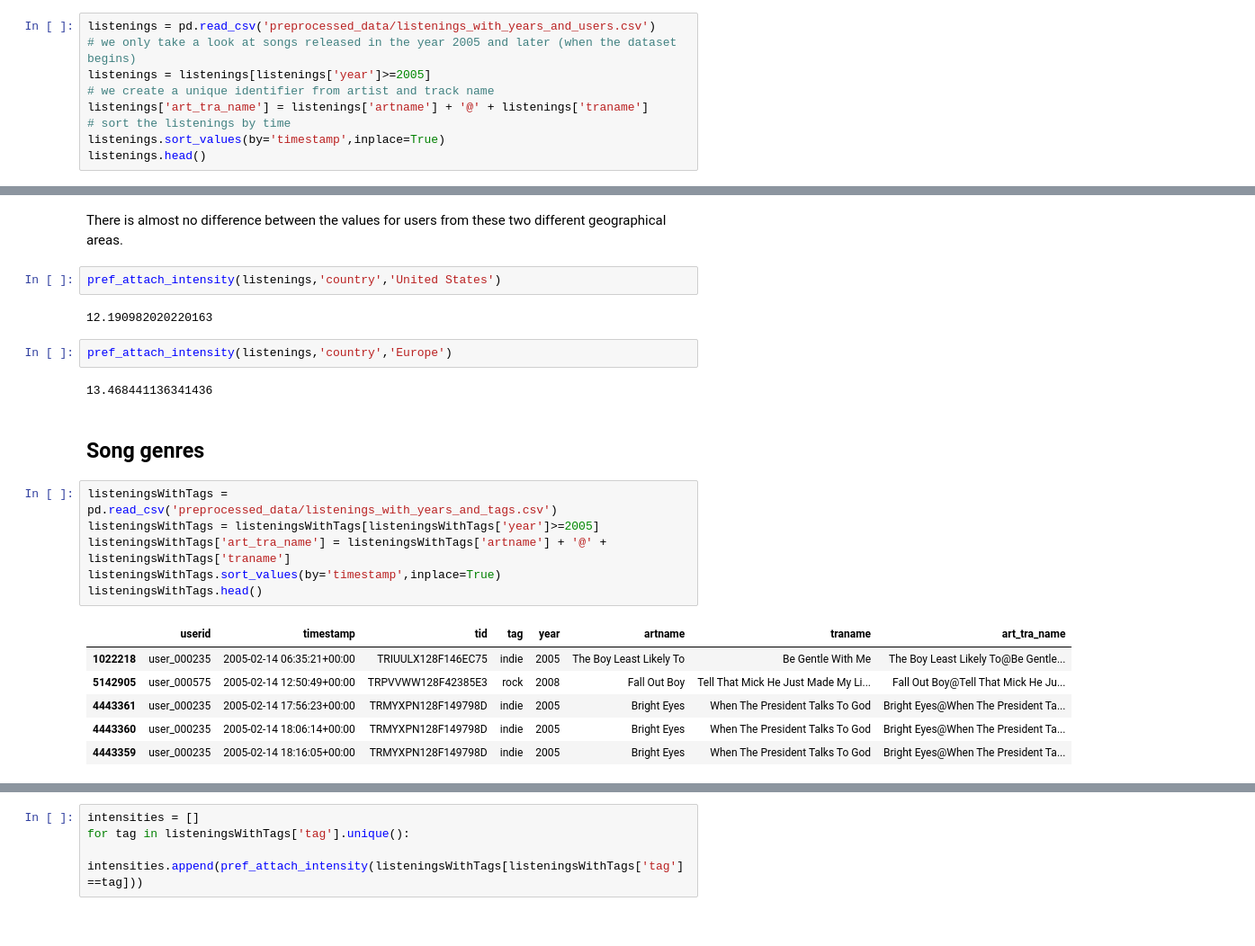
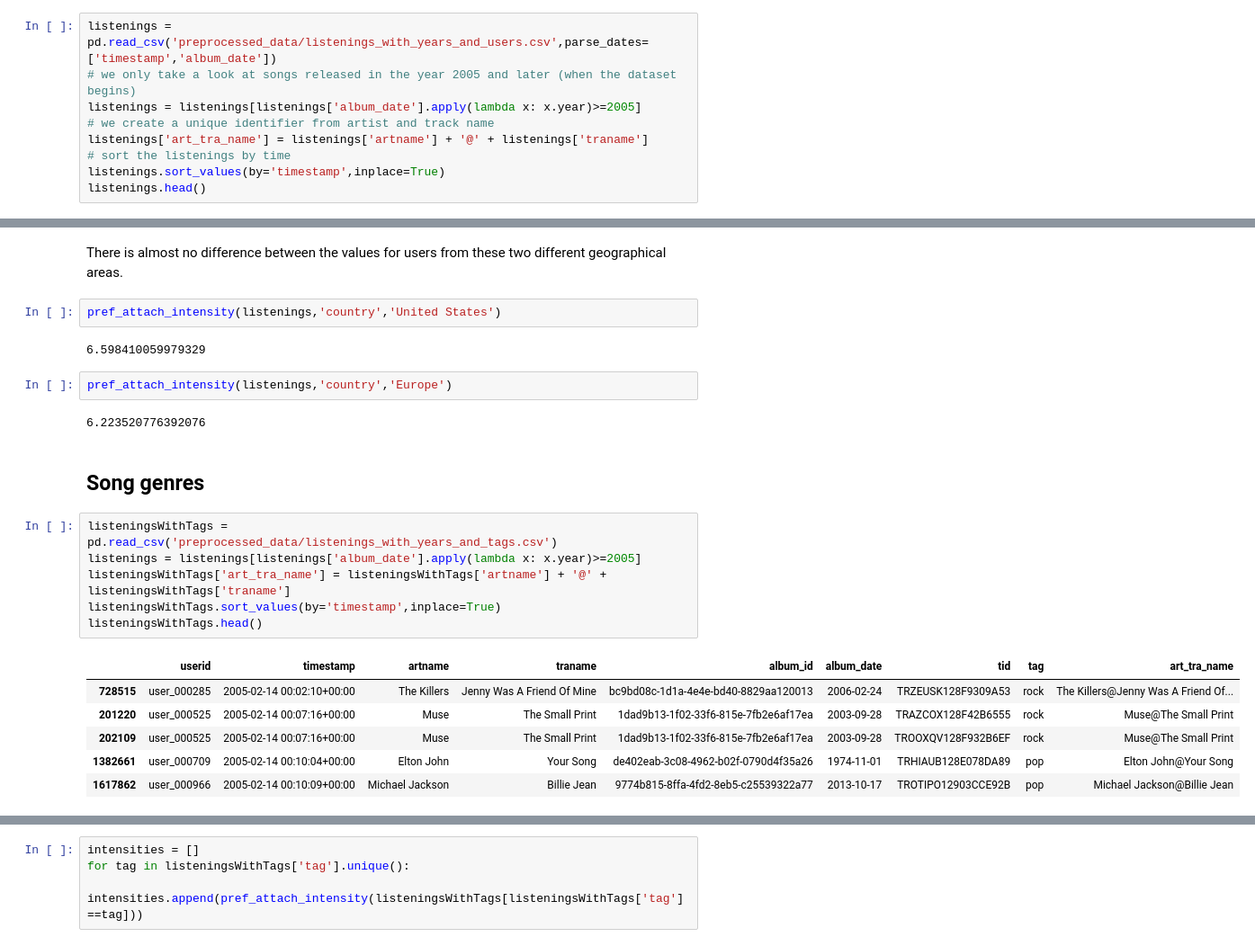
Before and after one commit to maref1/interdisciplinary_project_last_fm, a Jupyter notebook: preferential_attachment_analysis.ipynb, the cells around one changed output, grey strips where cells are left out. Shown at 90% size. Saved outputs shown, nothing was run; the diff lists cells and outputs as text.

```diff
--- a/preferential_attachment_analysis.ipynb
+++ b/preferential_attachment_analysis.ipynb
@@ -7,9 +7,9 @@ import matplotlib
 from tqdm import tqdm
 import random
 # %%
-listenings = pd.read_csv('preprocessed_data/listenings_with_years_and_users.csv')
+listenings = pd.read_csv('preprocessed_data/listenings_with_years_and_users.csv',parse_dates=['timestamp','album_date'])
 # we only take a look at songs released in the year 2005 and later (when the dataset begins)
-listenings = listenings[listenings['year']>=2005]
+listenings = listenings[listenings['album_date'].apply(lambda x: x.year)>=2005]
 # we create a unique identifier from artist and track name
 listenings['art_tra_name'] = listenings['artname'] + '@' + listenings['traname']
 # sort the listenings by time
@@ -133,26 +156,26 @@ There is almost no difference between the values for users from these two differ
 # %%
 pref_attach_intensity(listenings,'country','United States')
 # %% [output]
-12.190982020220163
+6.598410059979329
 # %%
 pref_attach_intensity(listenings,'country','Europe')
 # %% [output]
-13.468441136341436
+6.223520776392076
 # %% [markdown]
 ## Song genres
 # %%
 listeningsWithTags = pd.read_csv('preprocessed_data/listenings_with_years_and_tags.csv')
-listeningsWithTags = listeningsWithTags[listeningsWithTags['year']>=2005]
+listenings = listenings[listenings['album_date'].apply(lambda x: x.year)>=2005]
 listeningsWithTags['art_tra_name'] = listeningsWithTags['artname'] + '@' + listeningsWithTags['traname']
 listeningsWithTags.sort_values(by='timestamp',inplace=True)
 listeningsWithTags.head()
 # %% [output]
-|  | userid | timestamp | tid | tag | year | artname | traname | art_tra_name |
-| 1022218 | user_000235 | 2005-02-14 06:35:21+00:00 | TRIUULX128F146EC75 | indie | 2005 | The Boy Least Likely To | Be Gentle With Me | The Boy Least Likely To@Be Gentle... |
-| 5142905 | user_000575 | 2005-02-14 12:50:49+00:00 | TRPVVWW128F42385E3 | rock | 2008 | Fall Out Boy | Tell That Mick He Just Made My Li... | Fall Out Boy@Tell That Mick He Ju... |
-| 4443361 | user_000235 | 2005-02-14 17:56:23+00:00 | TRMYXPN128F149798D | indie | 2005 | Bright Eyes | When The President Talks To God | Bright Eyes@When The President Ta... |
-| 4443360 | user_000235 | 2005-02-14 18:06:14+00:00 | TRMYXPN128F149798D | indie | 2005 | Bright Eyes | When The President Talks To God | Bright Eyes@When The President Ta... |
-| 4443359 | user_000235 | 2005-02-14 18:16:05+00:00 | TRMYXPN128F149798D | indie | 2005 | Bright Eyes | When The President Talks To God | Bright Eyes@When The President Ta... |
+|  | userid | timestamp | artname | traname | album_id | album_date | tid | tag | art_tra_name |
+| 728515 | user_000285 | 2005-02-14 00:02:10+00:00 | The Killers | Jenny Was A Friend Of Mine | bc9bd08c-1d1a-4e4e-bd40-8829aa120013 | 2006-02-24 | TRZEUSK128F9309A53 | rock | The Killers@Jenny Was A Friend Of... |
+| 201220 | user_000525 | 2005-02-14 00:07:16+00:00 | Muse | The Small Print | 1dad9b13-1f02-33f6-815e-7fb2e6af17ea | 2003-09-28 | TRAZCOX128F42B6555 | rock | Muse@The Small Print |
+| 202109 | user_000525 | 2005-02-14 00:07:16+00:00 | Muse | The Small Print | 1dad9b13-1f02-33f6-815e-7fb2e6af17ea | 2003-09-28 | TROOXQV128F932B6EF | rock | Muse@The Small Print |
+| 1382661 | user_000709 | 2005-02-14 00:10:04+00:00 | Elton John | Your Song | de402eab-3c08-4962-b02f-0790d4f35a26 | 1974-11-01 | TRHIAUB128E078DA89 | pop | Elton John@Your Song |
+| 1617862 | user_000966 | 2005-02-14 00:10:09+00:00 | Michael Jackson | Billie Jean | 9774b815-8ffa-4fd2-8eb5-c25539322a77 | 2013-10-17 | TROTIPO12903CCE92B | pop | Michael Jackson@Billie Jean |
 # %%
 listeningsWithTags['tag'].unique()
 # %% [output]
```
Also changed, not shown: parts of 9 cells of this notebook.
